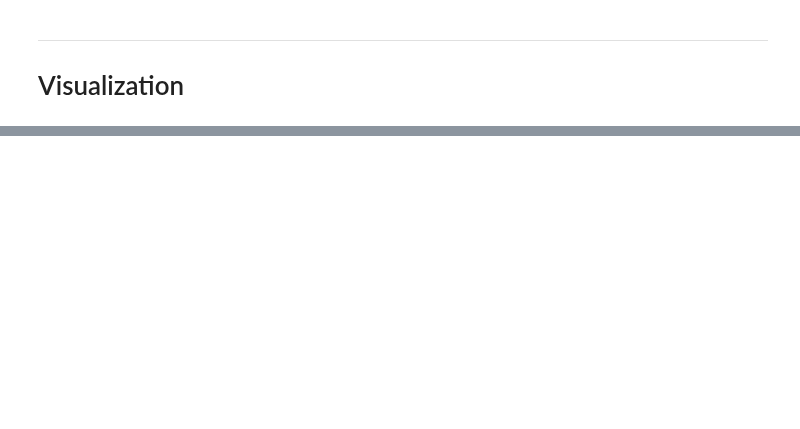
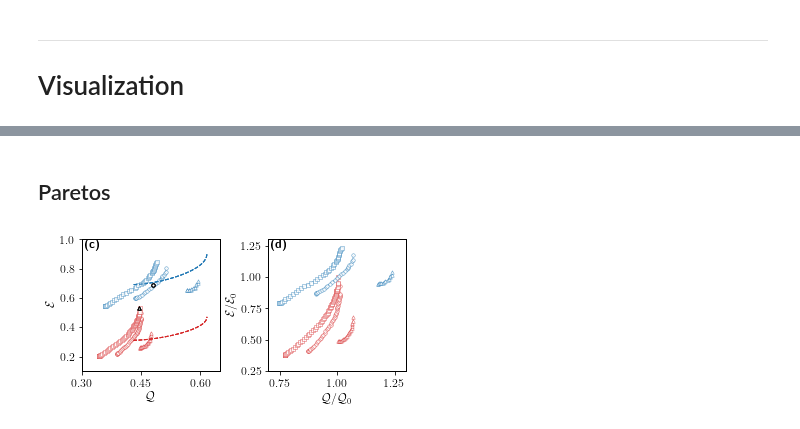
Before and after one commit to poss-group/matsim-bimodal-1, a Jupyter notebook: python_analysis/AnalyzeCarbonFootprint.ipynb, the cells around one changed output, grey strips where cells are left out. Saved outputs shown, nothing was run; the diff lists cells and outputs as text; code cells hidden in the pictures; blank space fills up the shorter version.

```diff
--- a/python_analysis/AnalyzeCarbonFootprint.ipynb
+++ b/python_analysis/AnalyzeCarbonFootprint.ipynb
@@ -747,0 +960,50 @@ plt.show()
+# %% [markdown]
+## Paretos
+# %%
+def plot_paretos(*args):
+
+    n_sims = len(args)
+    fig,axs = plt.subplots(1,2,figsize=(2*size,size))
+
+    for i in range(0,n_sims):
+        for j in range(0,len(args[i]["df_2"])):
+            pareto_quality = args[i]["data_values"]["pareto_quality"][j]
+            pareto_emission = args[i]["data_values"]["pareto_emission"][j]
+            quality_unimodal = args[i]["data_values"]["quality_unimodal"]
+            emission_unimodal = args[i]["data_values"]["emission_unimodal"]
+
+            pareto_quality_0 = pareto_quality/quality_unimodal
+            pareto_emission_0 = pareto_emission/emission_unimodal
+
+            theory_pareto_quality = args[i]["theory_values"]["pareto_quality"]
+            theory_pareto_emission = args[i]["theory_values"]["pareto_emission"]
+
+            marker = marker_list[j]
+            color = color_list[i]
+            marker_uni = marker_list[i]
+            axs[0].plot(pareto_quality,pareto_emission,marker,mfc='white',linestyle='solid',c=color,markersize=markersize,lw=0.5,markeredgewidth=0.5,alpha=alpha)
+            axs[0].plot(theory_pareto_quality,theory_pareto_emission,linestyle='dashed',c=color,linewidth=1)
+            axs[0].scatter(quality_unimodal,emission_unimodal,color='black',s=10,zorder=10,marker=marker_uni,facecolor='white')
+            axs[0].set_xlabel(r"$\mathcal{Q}$")
+            axs[0].set_ylabel(r"$\mathcal{E}$")
+            axs[0].set_title(r"$\textbf{(c)}$",x=0.08,y=0.89)
+            #axs[0].grid(visible=True)
+            #axs[0].set_yscale('log')
+            axs[0].set_ylim(0.1,1.0)
+            axs[0].set_xlim(0.3,0.650)
+            axs[0].set_xticks([0.3,0.45,0.6])
+
+            axs[1].plot(pareto_quality_0,pareto_emission_0,marker,mfc='white',linestyle='solid',c=color,markersize=markersize,lw=0.5,markeredgewidth=0.5,alpha=alpha)
+            axs[1].set_xlabel(r"$\mathcal{Q}/\mathcal{Q}_{0}$")
+            axs[1].set_ylabel(r"$\mathcal{E}/\mathcal{E}_{0}$")
+            axs[1].set_title(r"$\textbf{(d)}$",x=0.08,y=0.89)
+            #axs[1].grid(visible=True)
+            #axs[1].set_yscale('log')
+            axs[1].set_ylim(0.250,1.3)
+            axs[1].set_xlim(0.7,1.30)
+
+    plt.tight_layout()
+    plt.savefig('figures/paretos.pdf')
+plot_paretos(output_100K_20L_20l,output_10K_20L_20l)
+# %% [output]
+[figure, added]
```
Also changed, not shown: parts of 103 cells of this notebook, 9 other files.
